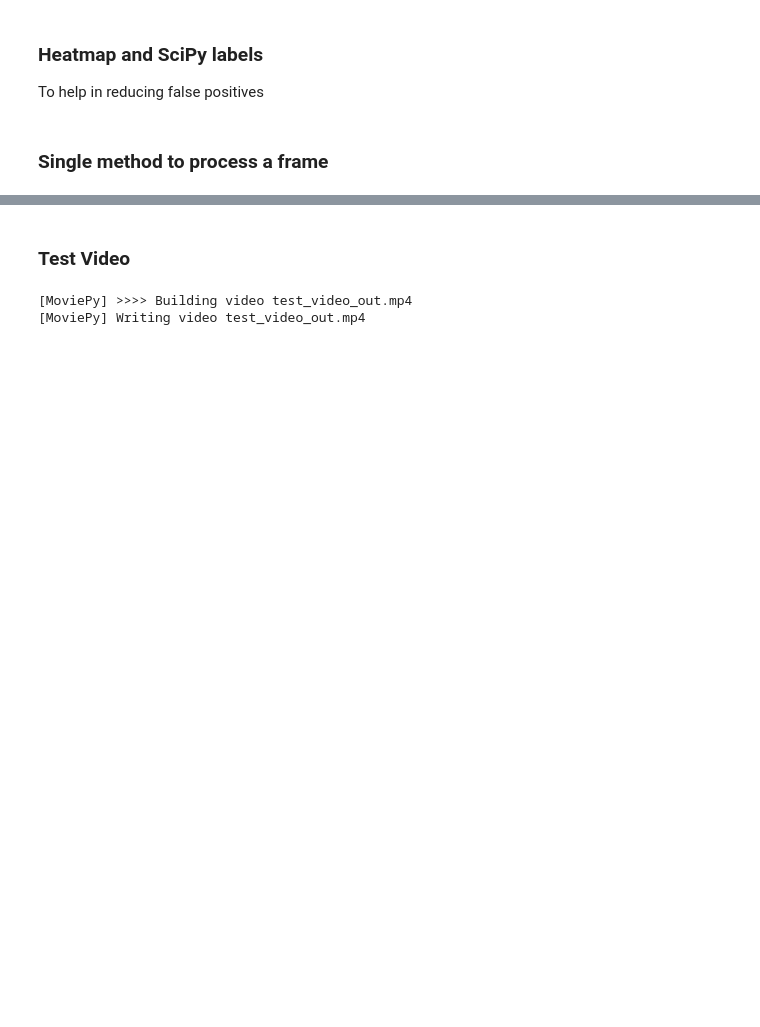
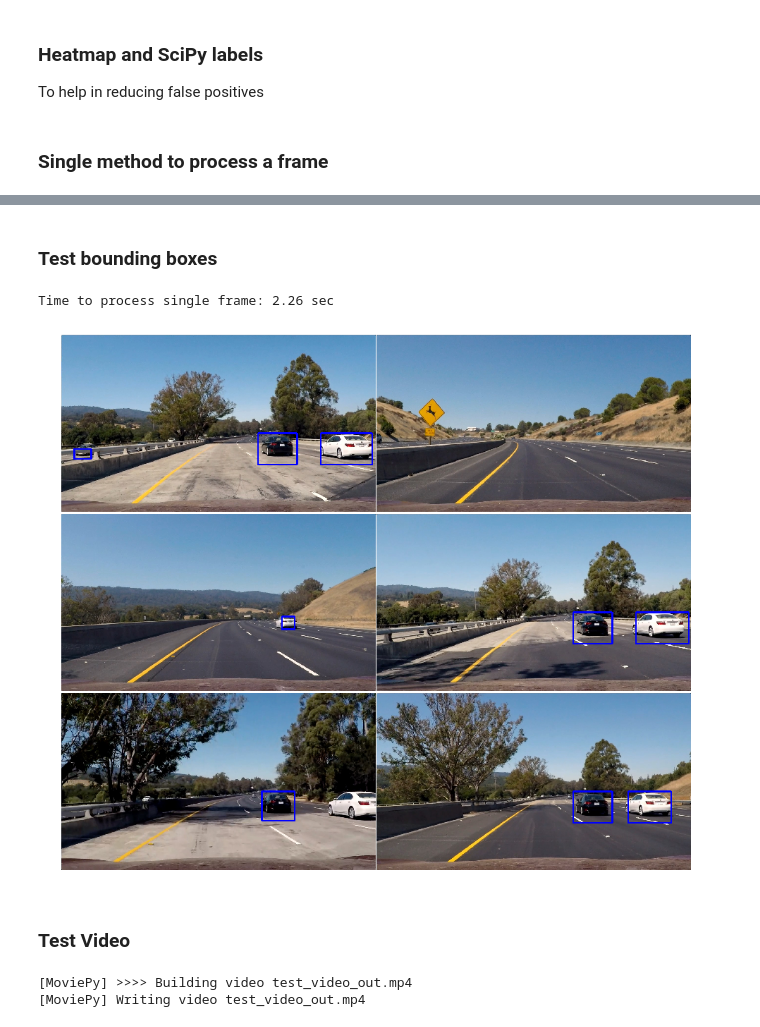
Before and after one commit to psharm8/CarND-Vehicle-Detection, a Jupyter notebook: vehicle_detection.ipynb, the cells around one changed output, grey strips where cells are left out. Drawn from its saved outputs; the diff is of its cells as text; code cells hidden in the pictures; blank space fills up the shorter version.

```diff
--- a/vehicle_detection.ipynb
+++ b/vehicle_detection.ipynb
@@ -441,3 +494,22 @@ for i, im in enumerate(test_images):
+# %% [markdown]
+### Test bounding boxes
+# %%
+test_images = glob.glob('./test_images/test*.jpg')
+t1=time.time()
+frame_out =  process_frame(test_img)
+t2=time.time()
+print('Time to process single frame:',round(t2-t1, 2), 'sec')
+fig, axs = plt.subplots(3, 2, figsize=(16,14))
+fig.subplots_adjust(hspace = .004, wspace=.002)
+axs = axs.ravel()
+
+for i, im in enumerate(test_images):
+    heat = Heatmap()
+    axs[i].imshow(process_frame(mpimg.imread(im)))
+    axs[i].axis('off')
+# %% [output]
+Time to process single frame: 2.26 sec
+[figure, added]
 # %% [markdown]
 ### Test Video
 # %%
```
Also changed, not shown: parts of 15 cells of this notebook, 14 other files.
